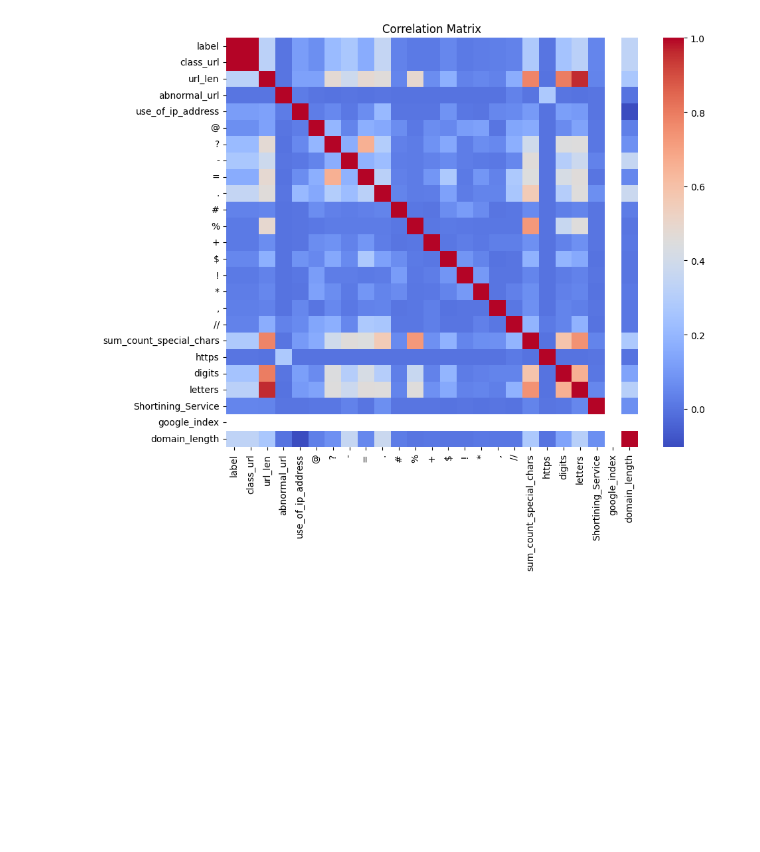
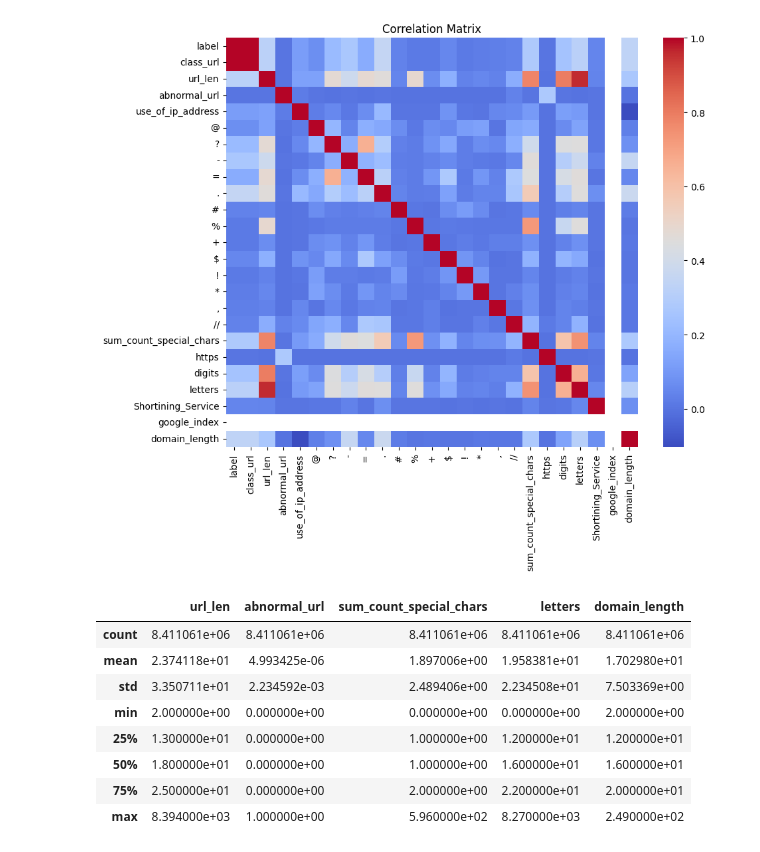
Before and after one commit to aishwaryakarki001/Malicious-URL-Detection, a Jupyter notebook: Malicious-URL-Detection.ipynb, the cells around one changed output. Saved outputs shown, nothing was run; the diff lists cells and outputs as text; code cells hidden in the pictures; blank space fills up the shorter version.

```diff
--- a/Malicious-URL-Detection.ipynb
+++ b/Malicious-URL-Detection.ipynb
@@ -571,0 +574,6 @@ dataset.shape
+# %%
+# Set display options to show all columns without truncation
+pd.set_option('display.max_columns', None)
+
+# Now print the DataFrame
+print(dataset.head())
@@ -600,3 +636,16 @@ plt.title('Correlation Matrix')
 plt.show()
 # %% [output]
 [figure]
+# %%
+# Describe the specified columns in the DataFrame
+dataset[['url_len', 'abnormal_url', 'sum_count_special_chars', 'letters', 'domain_length']].describe()
+# %% [output]
+|  | url_len | abnormal_url | sum_count_special_chars | letters | domain_length |
+| count | 8.411061e+06 | 8.411061e+06 | 8.411061e+06 | 8.411061e+06 | 8.411061e+06 |
+| mean | 2.374118e+01 | 4.993425e-06 | 1.897006e+00 | 1.958381e+01 | 1.702980e+01 |
+| std | 3.350711e+01 | 2.234592e-03 | 2.489406e+00 | 2.234508e+01 | 7.503369e+00 |
+| min | 2.000000e+00 | 0.000000e+00 | 0.000000e+00 | 0.000000e+00 | 2.000000e+00 |
+| 25% | 1.300000e+01 | 0.000000e+00 | 1.000000e+00 | 1.200000e+01 | 1.200000e+01 |
+| 50% | 1.800000e+01 | 0.000000e+00 | 1.000000e+00 | 1.600000e+01 | 1.600000e+01 |
+| 75% | 2.500000e+01 | 0.000000e+00 | 2.000000e+00 | 2.200000e+01 | 2.000000e+01 |
+| max | 8.394000e+03 | 1.000000e+00 | 5.960000e+02 | 8.270000e+03 | 2.490000e+02 |
```
Also changed, not shown: parts of 8 cells of this notebook.
